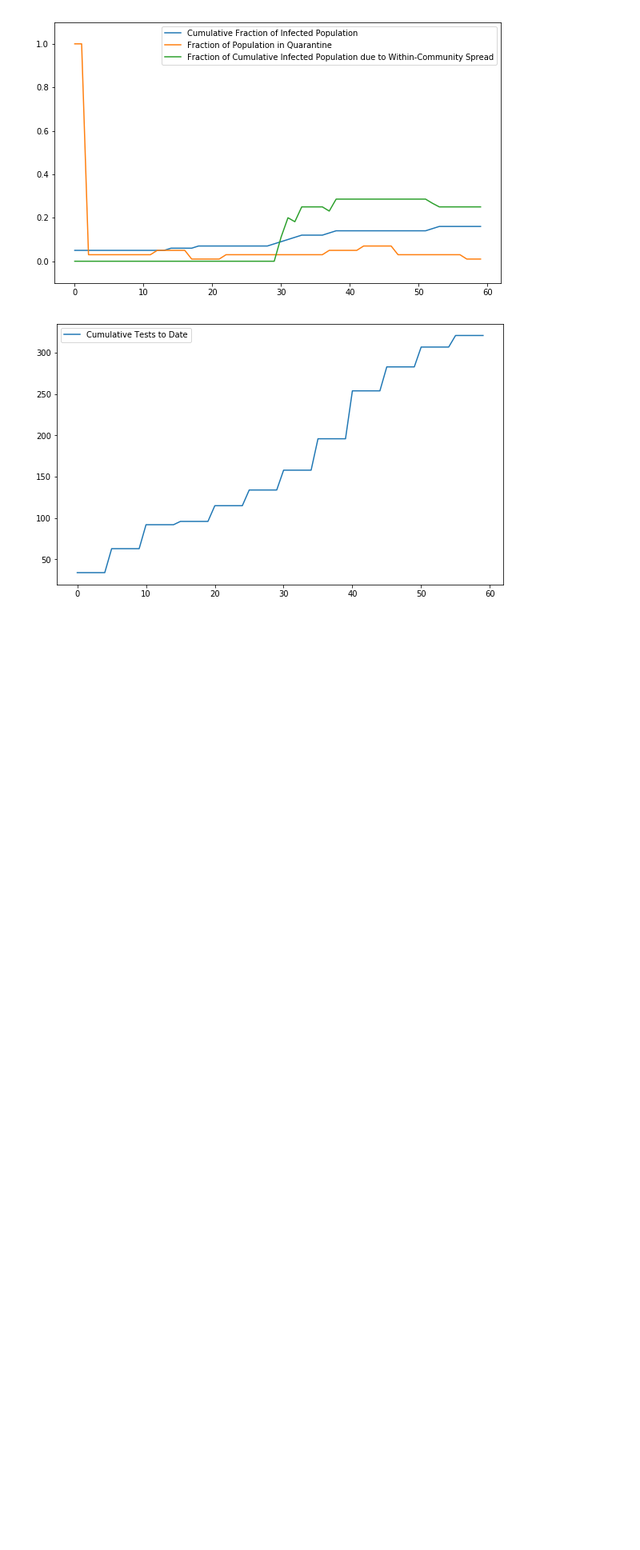
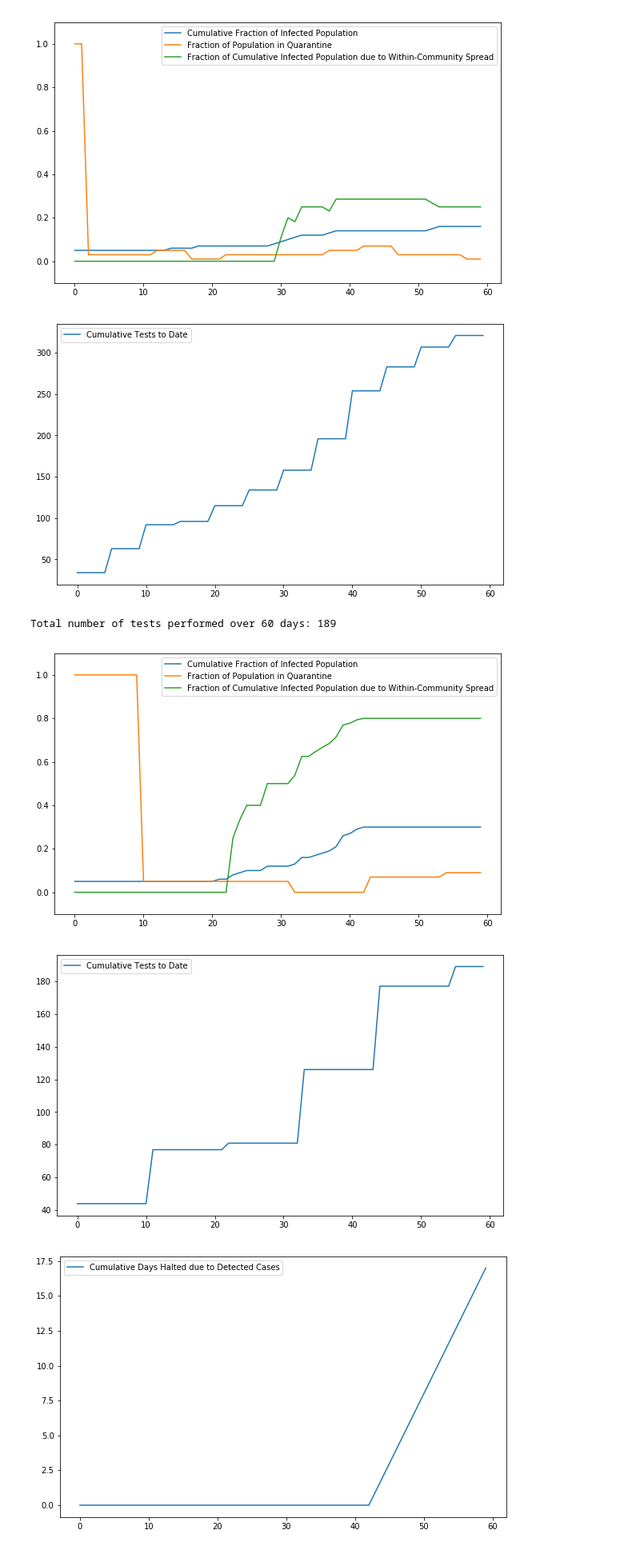
Before and after one commit to peter-i-frazier/group-testing, a Jupyter notebook: RecurrentGroupTesting.ipynb, the cells around one changed output. Shown at 80% size. Cells and saved outputs as stored; diff of their text form; code cells hidden in the pictures; blank space fills up the shorter version.

```diff
--- a/RecurrentGroupTesting.ipynb
+++ b/RecurrentGroupTesting.ipynb
@@ -172,0 +185,9 @@ Total number of tests performed over 60 days: 321
+# %%
+simulation = initiate_simulation()
+run(simulation, number_of_days=60)
+summarize(simulation)
+# %% [output]
+Total number of tests performed over 60 days: 189
+[figure, added]
+[figure, added]
+[figure, added]
```
Also changed, not shown: parts of 8 cells of this notebook, 2 other files.
